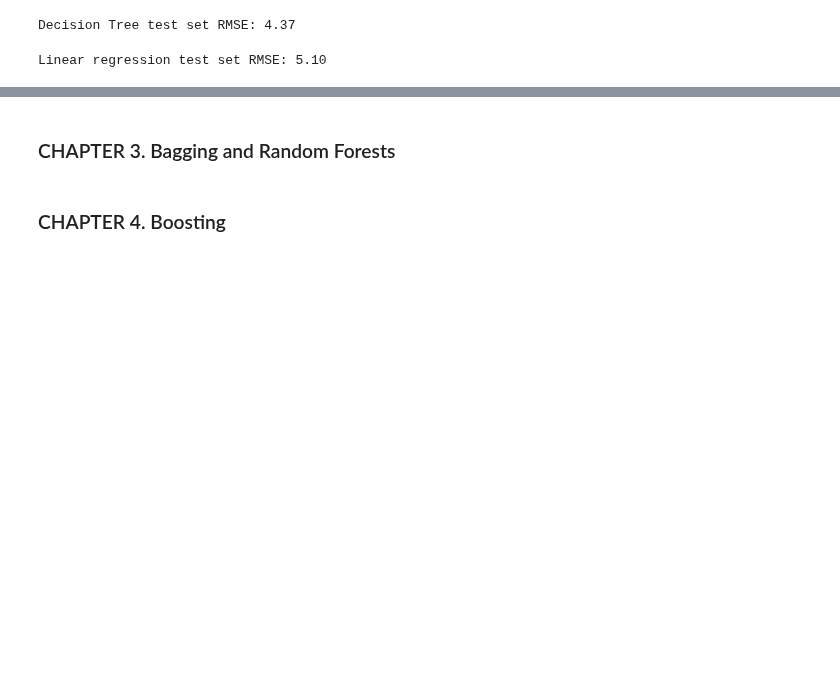
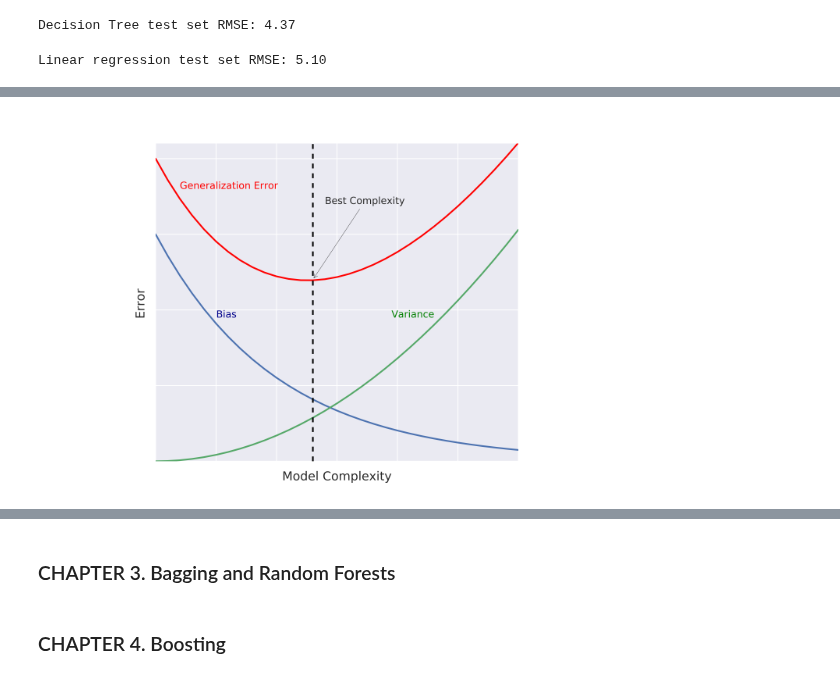
Before and after one commit to GuoweiYang19891101/datacamp_machine_learning_scientist_python, a Jupyter notebook: 4_tree_based_models.ipynb, the cells around one changed output, grey strips where cells are left out. Saved outputs shown, nothing was run; the diff lists cells and outputs as text; code cells hidden in the pictures; blank space fills up the shorter version.

```diff
--- a/4_tree_based_models.ipynb
+++ b/4_tree_based_models.ipynb
@@ -247,0 +272,6 @@ Linear regression test set RMSE: 5.10
+# %%
+# Bias-variance tradeoff diagram
+from IPython import display
+display.Image("Images/4_bv_tradeoff.PNG")
+# %% [output]
+[figure, added]
```
Also changed, not shown: parts of 10 cells of this notebook, 2 other files.
